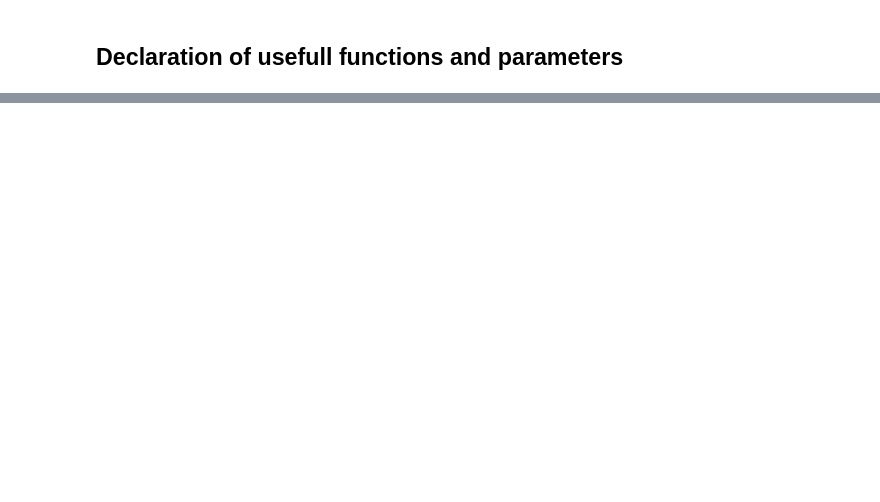
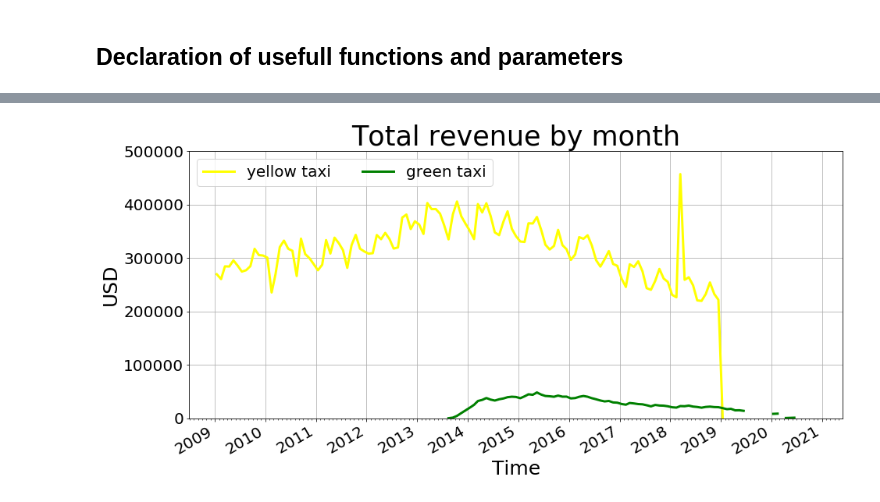
Before and after one commit to MaxDaless/H600-L-Group, a Jupyter notebook: t4_analysis.ipynb, the cells around one changed output, grey strips where cells are left out. Cells and saved outputs as stored; diff of their text form; code cells hidden in the pictures; blank space fills up the shorter version.

```diff
--- a/t4_analysis.ipynb
+++ b/t4_analysis.ipynb
@@ -877,0 +449,27 @@ TypeError: 'mth' is an invalid keyword argument for __new__()
+# %%
+# Plot the numbers of monthly number of trips
+parameters = {'axes.labelsize': 25,
+          'axes.titlesize': 35,
+          'legend.fontsize': 20,
+          'xtick.labelsize': 20,
+          'ytick.labelsize':20}
+plt.rcParams.update(parameters)
+i = 0
+fig, ax = plt.subplots(1,figsize=(15,7))
+ax.xaxis.set_major_locator(years)
+ax.xaxis.set_major_formatter(years_fmt)
+ax.xaxis.set_minor_locator(months)
+for taxi_brand in ['yellow','green'] :
+    ax.plot(dating_sumRev[taxi_brand],var_sumRev[taxi_brand],color=taxi_brand,label='%s taxi' %(taxi_brand),lw=3) # Line not visible, only to show values
+ax.set_xlim(xmin,xmax,1)
+ax.set_ylim(0,500000)
+ax.set_xlabel("Time")
+plt.title("Total revenue by month")
+ax.set_ylabel("USD")
+ax.format_ydata = lambda x: '$%1.2f' % x
+ax.grid(True)
+plt.legend(ncol=4,loc=2)
+fig.autofmt_xdate()
+plt.savefig(cl_path+"../Plot_Q3_revenu_Yell-Gre.png", bbox_inches = 'tight', pad_inches=0)
+# %% [output]
+[figure, added]
```
Also changed, not shown: parts of 56 cells of this notebook, 10 other files.
